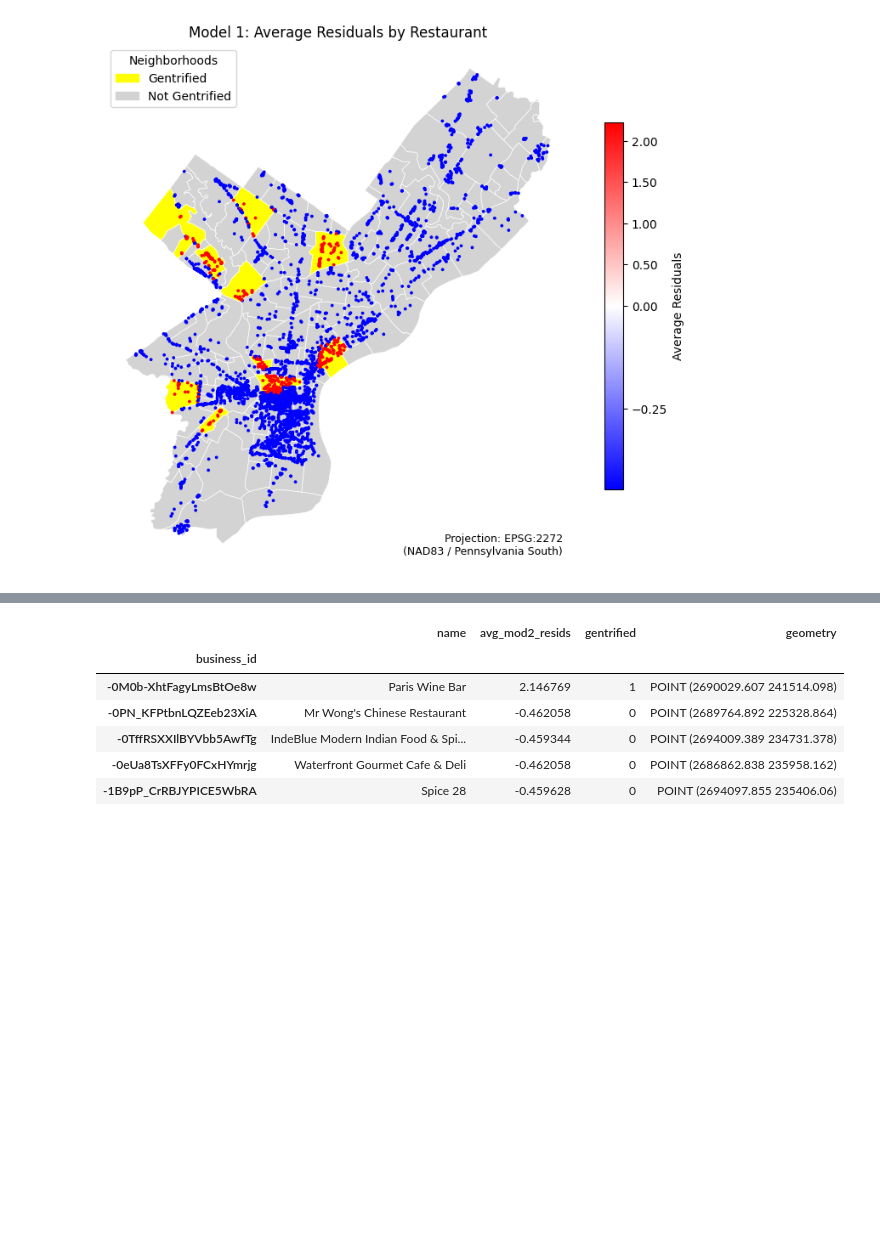
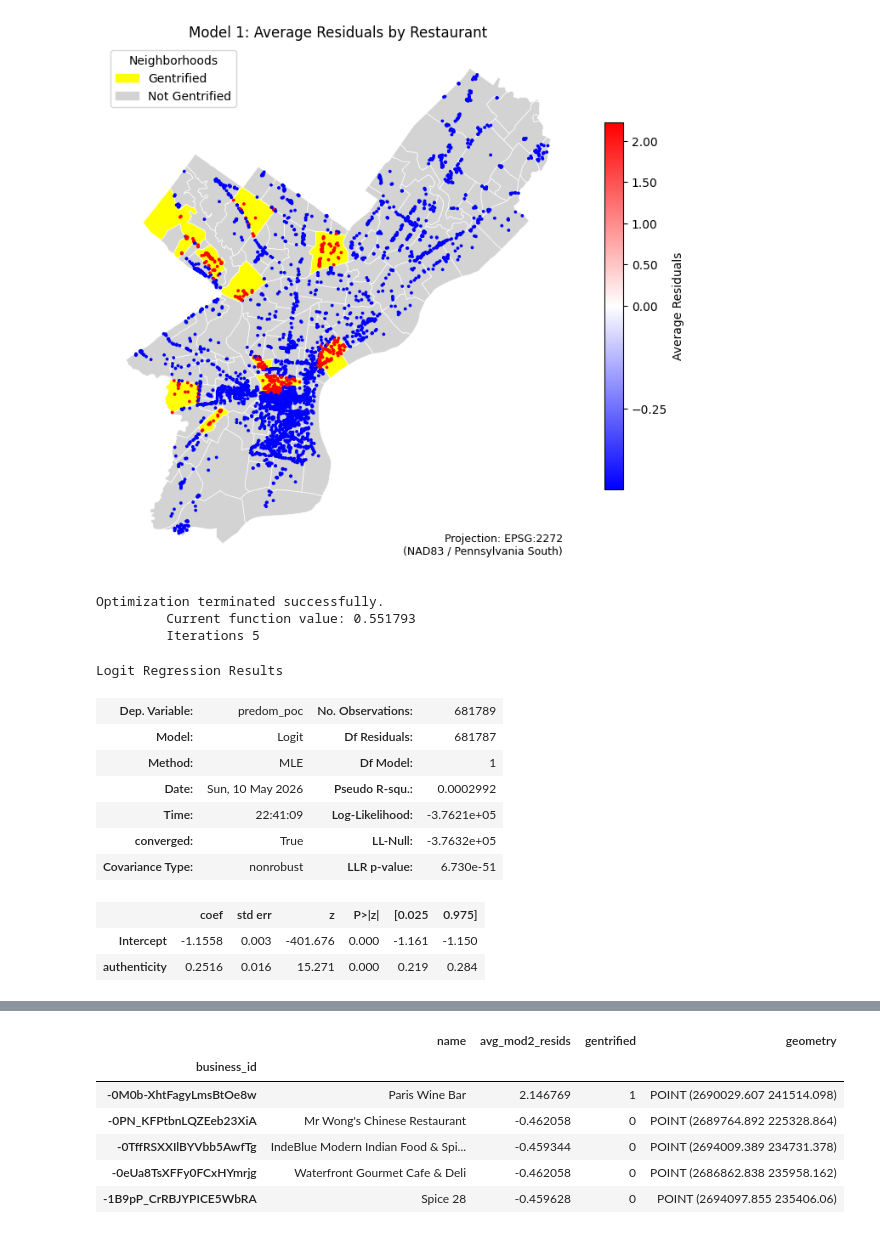
Before and after one commit to glow-27/COGS_209_proj, a Jupyter notebook: 2020_text_processing.ipynb, the cells around one changed output, grey strips where cells are left out. Drawn from its saved outputs; the diff is of its cells as text; code cells hidden in the pictures; blank space fills up the shorter version.

```diff
--- a/2020_text_processing.ipynb
+++ b/2020_text_processing.ipynb
@@ -389,3 +464,24 @@ ax.set_axis_off()
 plt.show()
 # %% [output]
 [figure]
+# %%
+dat_temp = dat.copy()
+dat_temp['predom_poc'] = np.where(dat_temp['prop_white_wavg'] < 0.5, 1, 0)
+# %%
+auth_poc = smf.logit('predom_poc ~ authenticity', data=dat_temp).fit()
+auth_poc.summary()
+# %% [output]
+Optimization terminated successfully.
+         Current function value: 0.551793
+         Iterations 5
+Logit Regression Results
+| Dep. Variable: | predom_poc | No. Observations: | 681789 |
+| Model: | Logit | Df Residuals: | 681787 |
+| Method: | MLE | Df Model: | 1 |
+| Date: | Sun, 10 May 2026 | Pseudo R-squ.: | 0.0002992 |
+| Time: | 22:41:09 | Log-Likelihood: | -3.7621e+05 |
+| converged: | True | LL-Null: | -3.7632e+05 |
+| Covariance Type: | nonrobust | LLR p-value: | 6.730e-51 |
+|  | coef | std err | z | P>|z| | [0.025 | 0.975] |
+| Intercept | -1.1558 | 0.003 | -401.676 | 0.000 | -1.161 | -1.150 |
+| authenticity | 0.2516 | 0.016 | 15.271 | 0.000 | 0.219 | 0.284 |
```
Also changed, not shown: parts of 31 cells of this notebook, 1 other file.
